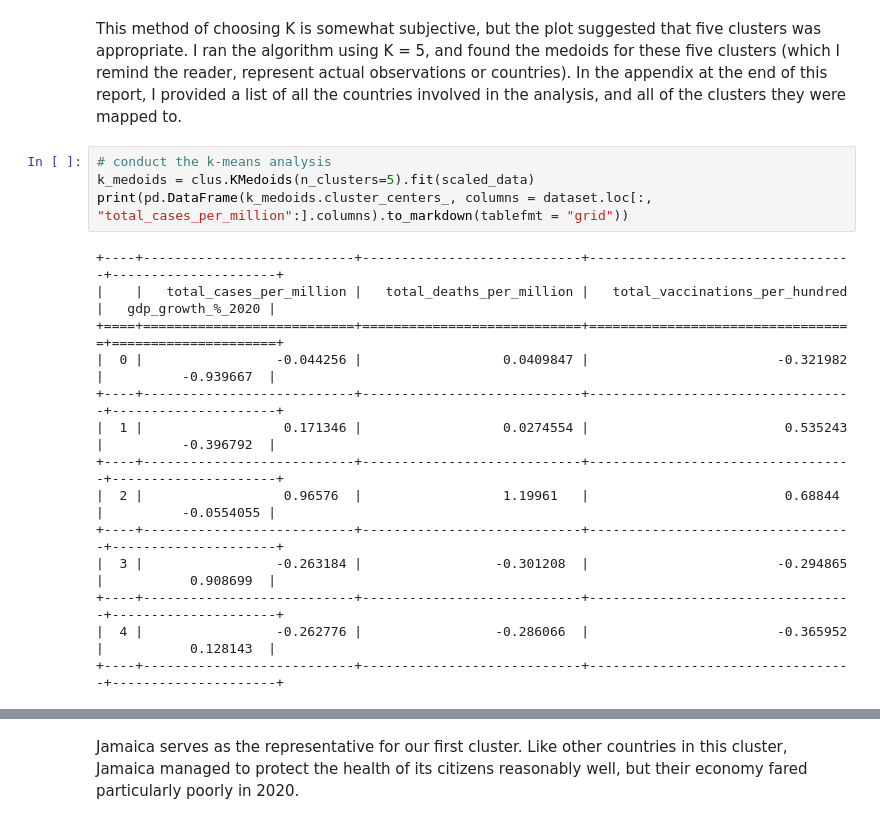
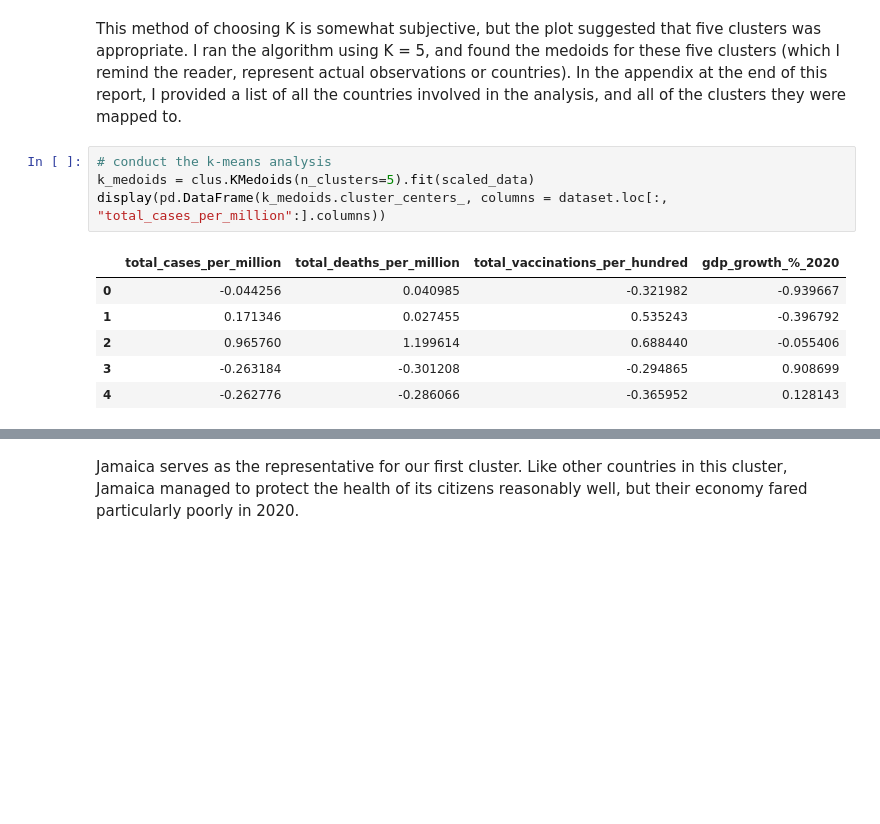
Before and after one commit to Nathan-Hebert/COVID-19-Countries-Clustering-Project, a Jupyter notebook: COVIDAnalysis.ipynb, the cells around one changed output, grey strips where cells are left out. Drawn from its saved outputs; the diff is of its cells as text; blank space fills up the shorter version.

```diff
--- a/COVIDAnalysis.ipynb
+++ b/COVIDAnalysis.ipynb
@@ -134,20 +124,13 @@ This method of choosing K is somewhat subjective, but the plot suggested that fi
 # %%
 # conduct the k-means analysis
 k_medoids = clus.KMedoids(n_clusters=5).fit(scaled_data)
-print(pd.DataFrame(k_medoids.cluster_centers_, columns = dataset.loc[:, "total_cases_per_million":].columns).to_markdown(tablefmt = "grid"))
+display(pd.DataFrame(k_medoids.cluster_centers_, columns = dataset.loc[:, "total_cases_per_million":].columns))
 # %% [output]
-+----+---------------------------+----------------------------+----------------------------------+---------------------+
-|    |   total_cases_per_million |   total_deaths_per_million |   total_vaccinations_per_hundred |   gdp_growth_%_2020 |
-+====+===========================+============================+==================================+=====================+
-|  0 |                 -0.044256 |                  0.0409847 |                        -0.321982 |          -0.939667  |
-+----+---------------------------+----------------------------+----------------------------------+---------------------+
-|  1 |                  0.171346 |                  0.0274554 |                         0.535243 |          -0.396792  |
-+----+---------------------------+----------------------------+----------------------------------+---------------------+
-|  2 |                  0.96576  |                  1.19961   |                         0.68844  |          -0.0554055 |
-+----+---------------------------+----------------------------+----------------------------------+---------------------+
-|  3 |                 -0.263184 |                 -0.301208  |                        -0.294865 |           0.908699  |
-+----+---------------------------+----------------------------+----------------------------------+---------------------+
-|  4 |                 -0.262776 |                 -0.286066  |                        -0.365952 |           0.128143  |
-+----+---------------------------+----------------------------+----------------------------------+---------------------+
+|  | total_cases_per_million | total_deaths_per_million | total_vaccinations_per_hundred | gdp_growth_%_2020 |
+| 0 | -0.044256 | 0.040985 | -0.321982 | -0.939667 |
+| 1 | 0.171346 | 0.027455 | 0.535243 | -0.396792 |
+| 2 | 0.965760 | 1.199614 | 0.688440 | -0.055406 |
+| 3 | -0.263184 | -0.301208 | -0.294865 | 0.908699 |
+| 4 | -0.262776 | -0.286066 | -0.365952 | 0.128143 |
 # %%
 # grab data for representative of first cluster
```
Also changed, not shown: parts of 9 cells of this notebook.
